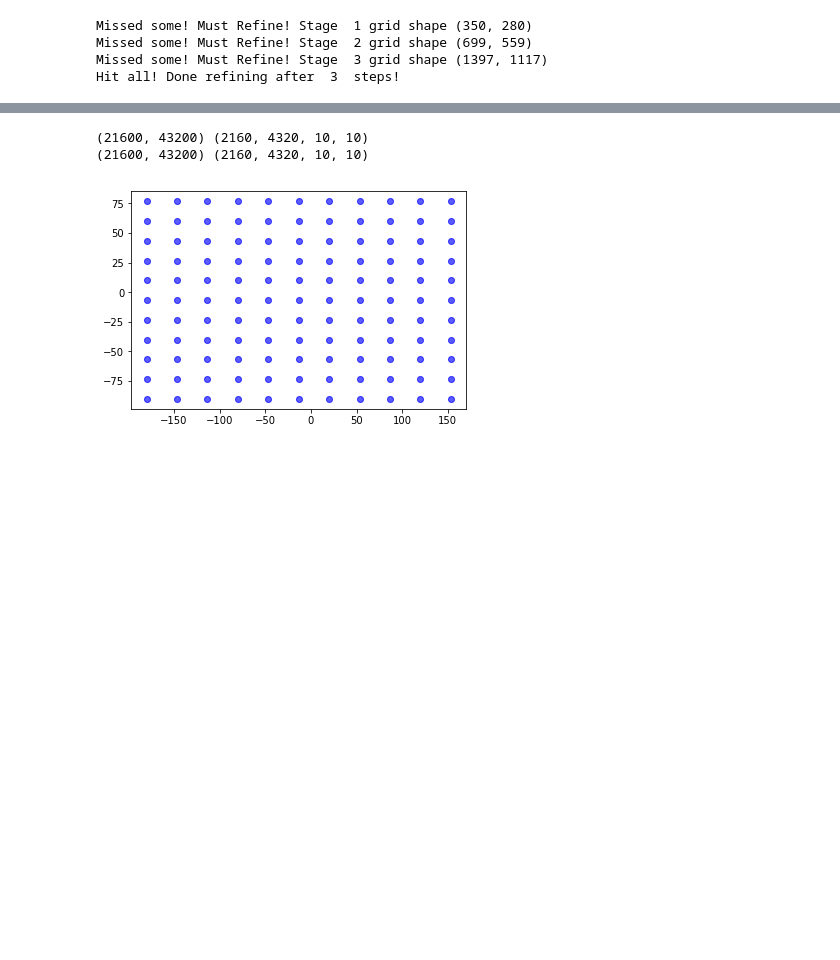
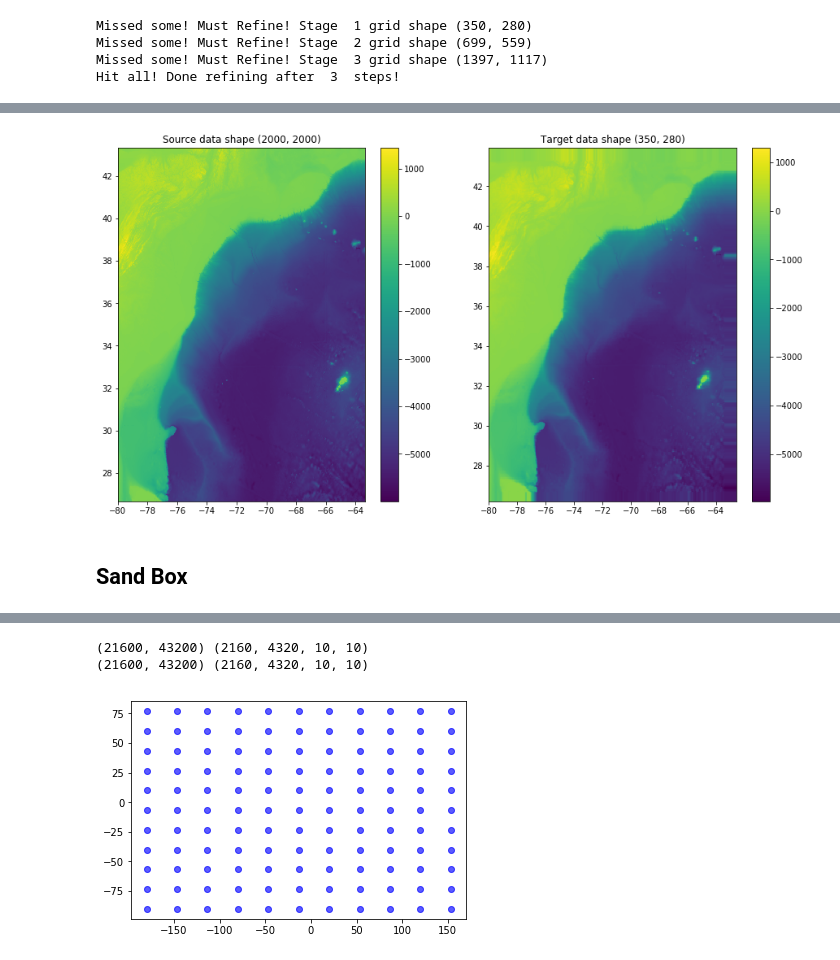
Before and after one commit to adcroft/thin-wall-topography, a Jupyter notebook: python/algorithm_dev-6.ipynb, the cells around one changed output, grey strips where cells are left out. Cells and saved outputs as stored; diff of their text form; code cells hidden in the pictures; blank space fills up the shorter version.

```diff
--- a/python/algorithm_dev-6.ipynb
+++ b/python/algorithm_dev-6.ipynb
@@ -505,0 +455,14 @@ np.floor(a+0.5)
+# %%
+plt.figure(figsize=(15,8))
+plt.subplot(1, 2, 1)
+
+plt.title('Source data shape '+ str(gebco_elv1.shape))
+plt.pcolormesh(gebco_lon_grd1, gebco_lat_grd1,gebco_elv1);plt.colorbar();
+
+plt.subplot(1, 2, 2)
+plt.title('Target data shape '+ str(refinedGMlist_p125[0].height.shape))
+plt.pcolormesh(refinedGMlist_p125[0].x,refinedGMlist_p125[0].y, refinedGMlist_p125[0].height); plt.colorbar();
+# %% [output]
+[figure, added]
+# %% [markdown]
+## Sand Box
```
Also changed, not shown: parts of 29 cells of this notebook, 3 other files.
